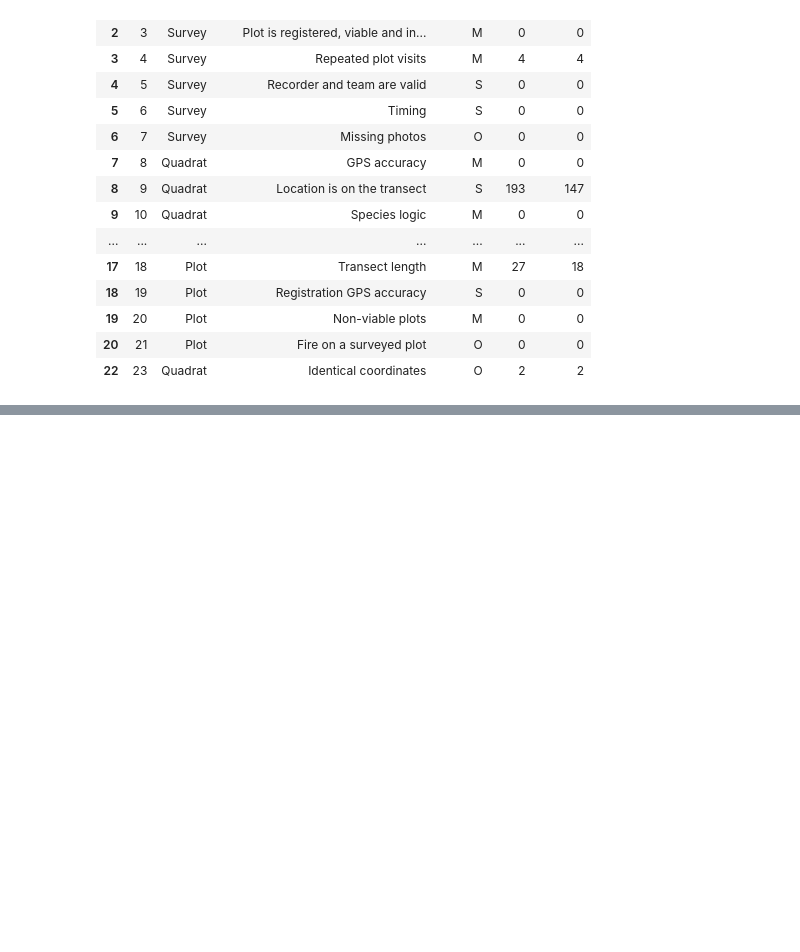
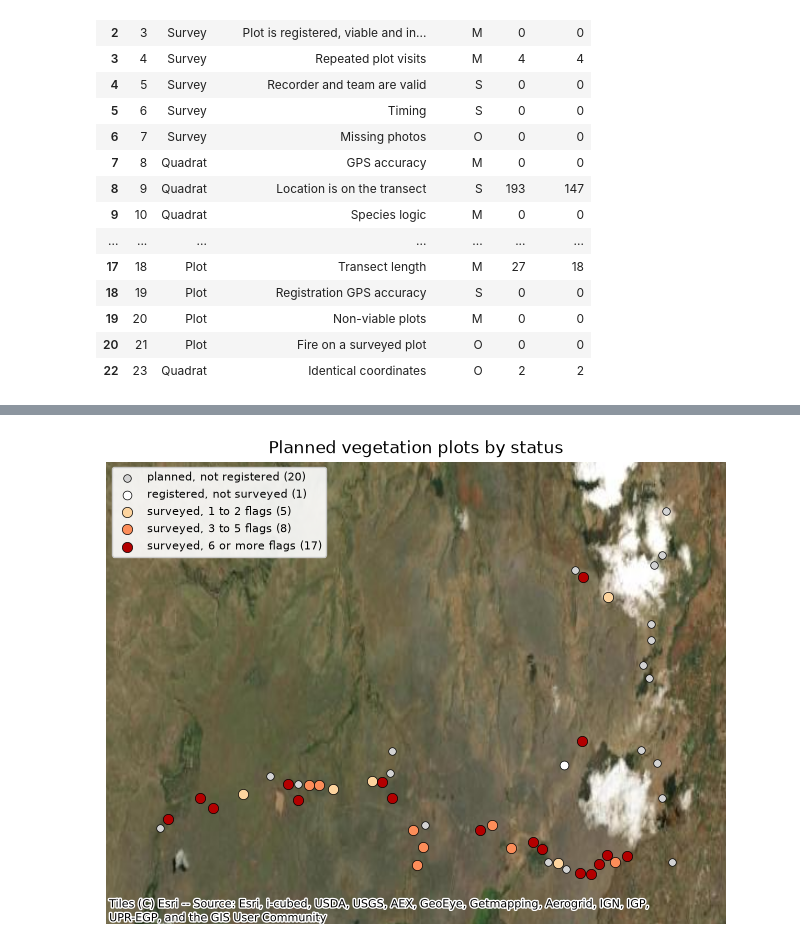
Before and after one commit to srcohen/NS_SDS_TakeHomeProject_SCohen, a Jupyter notebook: Data_Vegetation/vegetation_analysis.ipynb, the cells around one changed output, grey strips where cells are left out. Drawn from its saved outputs; the diff is of its cells as text; code cells hidden in the pictures; blank space fills up the shorter version.

Commit message:
crafting data quality report

```diff
--- a/Data_Vegetation/vegetation_analysis.ipynb
+++ b/Data_Vegetation/vegetation_analysis.ipynb
@@ -1341,0 +1453,20 @@ flag_summary
+# %%
+surveyed_centroid_ids = set(vegplots_keep.loc[vegplots_keep["__id"].isin(survey[plot_col]), "plot_uuid"])
+effort = (centroids_keep.assign(registered=centroids_keep["vegplot_linked"].eq("yes"),
+                                surveyed=centroids_keep["__id"].isin(surveyed_centroid_ids))
+          .groupby(["stratum_label", "sample_status"])
+          .agg(planned=("__id", "size"), registered=("registered", "sum"), surveyed=("surveyed", "sum")))
+effort["not yet surveyed"] = effort["planned"] - effort["surveyed"]
+effort["share surveyed"] = (effort["surveyed"] / effort["planned"]).round(2)
+effort.loc[("total", ""), :] = [effort["planned"].sum(), effort["registered"].sum(), effort["surveyed"].sum(),
+                                effort["not yet surveyed"].sum(), round(effort["surveyed"].sum() / effort["planned"].sum(), 2)]
+print(effort.astype({"planned": int, "registered": int, "surveyed": int, "not yet surveyed": int}).to_string())
+
+quadrats_per_survey = quadrats.groupby("PARENT_KEY").size()
+quadrats_with_herbs = quadrats["herbs_present"].eq("yes").groupby(quadrats["PARENT_KEY"]).sum()
+print()
+print("Quadrats expected for", survey[plot_col].nunique(), "plots at 20 each:", 20 * survey[plot_col].nunique())
+print("Quadrat rows received:", len(quadrats), "(", int((survey.groupby(plot_col).size() > 1).sum()), "plots were surveyed twice )")
+print("Surveys with all 20 quadrats:", int((quadrats_per_survey == 20).sum()), "of", len(survey))
+print("Quadrats with species present, share of all quadrats:", round(quadrats["herbs_present"].eq("yes").mean(), 3))
+print("Surveys with species in fewer than 20 quadrats:", int((quadrats_with_herbs < 20).sum()))
@@ -1341,0 +1493,63 @@ flag_summary
+# %%
+import contextily as ctx
+import geopandas as gpd
+import matplotlib.pyplot as plt
+
+# Figures are saved next to the notebook so the report can embed them
+figures_dir = Path("figures")
+figures_dir.mkdir(exist_ok=True)
+
+# Planned points (centroids.geometry is "latitude longitude altitude accuracy")
+planned_xy = centroids_keep["geometry"].str.split(expand=True).iloc[:, :2].astype(float)
+status = pd.Series("planned, not registered", index=centroids_keep.index)
+status[centroids_keep["vegplot_linked"].eq("yes")] = "registered, not surveyed"
+status[centroids_keep["__id"].isin(surveyed_centroid_ids)] = "surveyed, no flag"
+# Surveyed plots are grouped by their number of flags (the plot's survey with the most flags, if it was surveyed twice)
+flags_by_plot = flag_counts.groupby(survey.set_index("KEY")[plot_col]).max()
+plot_to_centroid = vegplots_keep.set_index("__id")["plot_uuid"]
+flags_by_centroid = flags_by_plot.rename(index=plot_to_centroid)
+for centroid_id, n_flags in flags_by_centroid.items():
+    status[centroids_keep["__id"] == centroid_id] = "surveyed, 1 to 2 flags" if n_flags <= 2 else ("surveyed, 3 to 5 flags" if n_flags <= 5 else "surveyed, 6 or more flags")
+
+styles = {"planned, not registered": ("lightgrey", "o", 30), "registered, not surveyed": ("white", "o", 40),
+          "surveyed, 1 to 2 flags": ("#fdd49e", "o", 55), "surveyed, 3 to 5 flags": ("#fc8d59", "o", 55), "surveyed, 6 or more flags": ("#b30000", "o", 55)}
+# Planned points in web mercator, the projection of the map tiles
+planned_merc = gpd.GeoSeries(gpd.points_from_xy(planned_xy[1], planned_xy[0]), crs="EPSG:4326").to_crs("EPSG:3857")
+fig, ax = plt.subplots(figsize=(8, 6))
+for label, (colour, marker, size) in styles.items():
+    pick = (status == label).values
+    ax.scatter(planned_merc.x[pick], planned_merc.y[pick], c=colour, marker=marker, s=size, label=f"{label} ({int(pick.sum())})", edgecolor="black", linewidth=0.5, zorder=3)
+x0, x1 = ax.get_xlim()
+y0, y1 = ax.get_ylim()
+ax.set_xlim(x0 - 0.05 * (x1 - x0), x1 + 0.05 * (x1 - x0))
+ax.set_ylim(y0 - 0.08 * (y1 - y0), y1 + 0.08 * (y1 - y0))
+ctx.add_basemap(ax, source=ctx.providers.Esri.WorldImagery, crs="EPSG:3857")  # satellite tiles, needs an internet connection
+ax.set_axis_off()
+ax.set_title("Planned vegetation plots by status")
+ax.legend(loc="upper left", fontsize=8, framealpha=0.9)
+fig.savefig(figures_dir / "transect_map.png", dpi=130, bbox_inches="tight")
+plt.show()
+
+# One surveyed plot in meters, relative to its midpoint
+example_survey = flag_counts.idxmin()  # the survey with the fewest flags
+example_plot = survey.loc[survey["KEY"] == example_survey, plot_col].iloc[0]
+example_reg = reg[reg["plot_selection-selected_plot_uuid"] == vegplots_keep.loc[vegplots_keep["__id"] == example_plot, "plot_uuid"].iloc[0]].iloc[0]
+pts = {name: to_points([example_reg[la]], [example_reg[lo]]) for name, (la, lo) in {"A": (a_lat, a_lon), "midpoint": (m_lat, m_lon), "B": (b_lat, b_lon)}.items()}
+origin = (pts["midpoint"].x.iloc[0], pts["midpoint"].y.iloc[0])
+eq = quadrats[quadrats["PARENT_KEY"] == example_survey]
+qpts = to_points(eq["location_quadrat-Latitude"], eq["location_quadrat-Longitude"])
+fig, ax = plt.subplots(figsize=(8, 4.5))
+ax.plot([pts["A"].x.iloc[0] - origin[0], pts["B"].x.iloc[0] - origin[0]], [pts["A"].y.iloc[0] - origin[1], pts["B"].y.iloc[0] - origin[1]], "k-", linewidth=1, label="line from A to B")
+ax.scatter([pts[n].x.iloc[0] - origin[0] for n in pts], [pts[n].y.iloc[0] - origin[1] for n in pts], c="black", marker="s", s=40, label="A, midpoint, B")
+ax.scatter(qpts.x - origin[0], qpts.y - origin[1], c="tab:blue", s=25, label="quadrats")
+for n, x, y in zip(eq["quadrat_number"], qpts.x - origin[0], qpts.y - origin[1]):
+    ax.annotate(str(n), (x, y), fontsize=6, xytext=(3, 3), textcoords="offset points")
+ax.set_aspect("equal")
+ax.set_xlabel("meters east of the midpoint")
+ax.set_ylabel("meters north of the midpoint")
+ax.set_title(f"One surveyed plot (fewest flags: {int(flag_counts.min())})")
+ax.legend(fontsize=8, loc="upper center", bbox_to_anchor=(0.5, -0.32), ncol=3)
+fig.savefig(figures_dir / "transect_example.png", dpi=150, bbox_inches="tight")
+plt.show()
+# %% [output]
+[figure, added]
```
Also changed, not shown: parts of 12 cells of this notebook, 4 other files.
